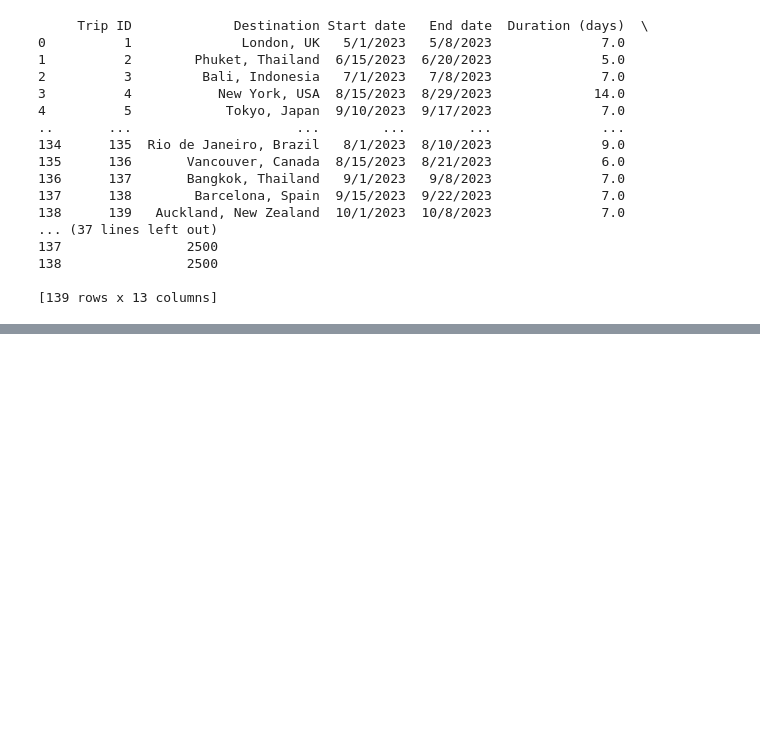
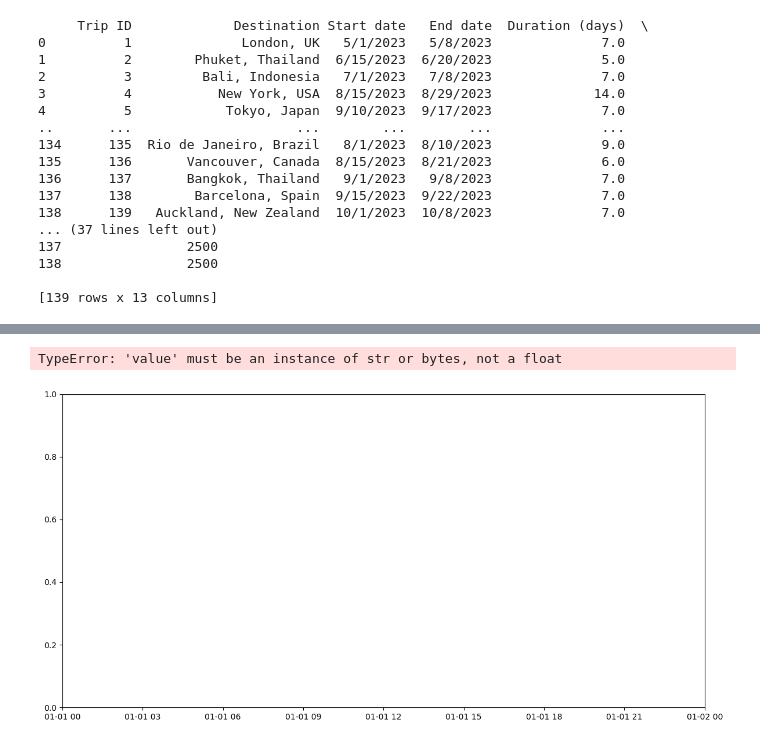
Before and after one commit to Hollieb63/dataset-homework, a Jupyter notebook: Pandas homework.ipynb, the cells around one changed output, grey strips where cells are left out. Saved outputs shown, nothing was run; the diff lists cells and outputs as text; code cells hidden in the pictures; blank space fills up the shorter version.

```diff
--- a/Pandas homework.ipynb
+++ b/Pandas homework.ipynb
@@ -50,0 +197,39 @@ print(travel_df)
+# %%
+import pandas as pd
+import matplotlib.pyplot as plt
+from matplotlib import dates
+from matplotlib.ticker import MultipleLocator
+
+# Ensure 'Start date' is converted to datetime and handle errors
+travel_df["Start date"] = pd.to_datetime(travel_df["Start date"], errors="coerce")
+
+# Drop rows with missing dates
+travel_df = travel_df.dropna(subset=["Start date"])
+
+# Create the plot
+fig, ax = plt.subplots(figsize=(12, 6))
+
+# Plot the data
+plt.plot(travel_df["Start date"], travel_df["Transportation cost"], label="Transportation Cost")
+
+# Add legend
+plt.legend()
+
+# Format the x-axis
+ax.xaxis.set_major_locator(MultipleLocator(1))  # Adjust based on date intervals
+ax.xaxis.set_major_formatter(dates.DateFormatter('%Y-%b-%d'))
+
+# Rotate tick labels
+for item in ax.get_xticklabels():
+    item.set_rotation(45)
+
+# Add labels and title
+plt.xlabel("Start Date")
+plt.ylabel('Transportation Cost')
+plt.title('Transportation Costs Over Time')
+
+# Show the plot
+plt.show()
+# %% [output]
+TypeError: 'value' must be an instance of str or bytes, not a float
+[figure, added]
```
Also changed, not shown: parts of 21 cells of this notebook.
